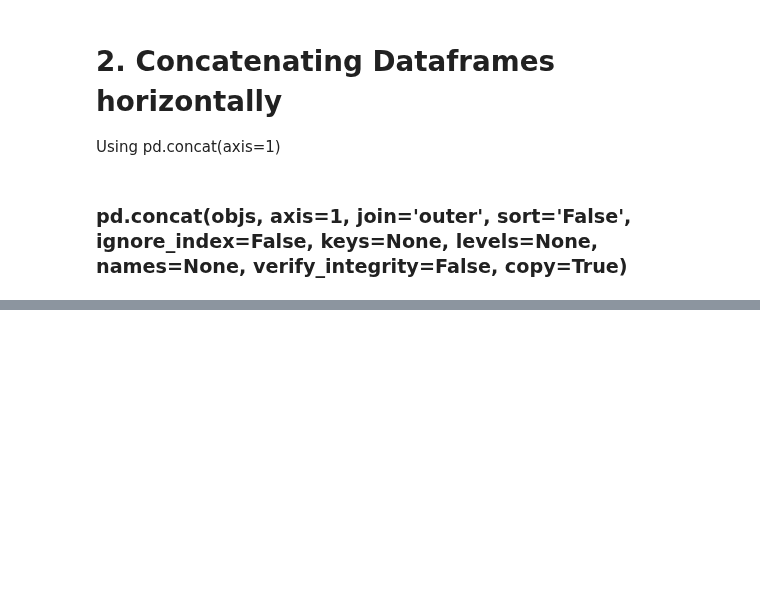
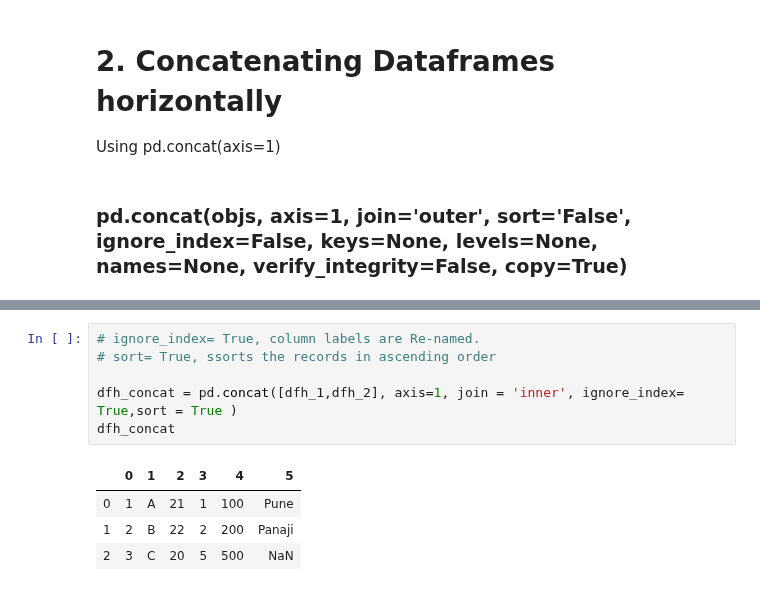
Before and after one commit to AbhishekKumar-0311/Machine-Learning-with-Python, a Jupyter notebook: Pandas/Learning_Pandas_Part_3.ipynb, the cells around one changed output, grey strips where cells are left out. Cells and saved outputs as stored; diff of their text form; blank space fills up the shorter version.

```diff
--- a/Pandas/Learning_Pandas_Part_3.ipynb
+++ b/Pandas/Learning_Pandas_Part_3.ipynb
@@ -255,0 +269,11 @@ dfh_concat = pd.concat([dfh_1,dfh_2], axis=1, join = 'outer', ignore_index=False
+# %%
+# ignore_index= True, column labels are Re-named.
+# sort= True, ssorts the records in ascending order
+
+dfh_concat = pd.concat([dfh_1,dfh_2], axis=1, join = 'inner', ignore_index= True,sort = True )
+dfh_concat
+# %% [output]
+|  | 0 | 1 | 2 | 3 | 4 | 5 |
+| 0 | 1 | A | 21 | 1 | 100 | Pune |
+| 1 | 2 | B | 22 | 2 | 200 | Panaji |
+| 2 | 3 | C | 20 | 5 | 500 | NaN |
```
Also changed, not shown: parts of 5 cells of this notebook.
